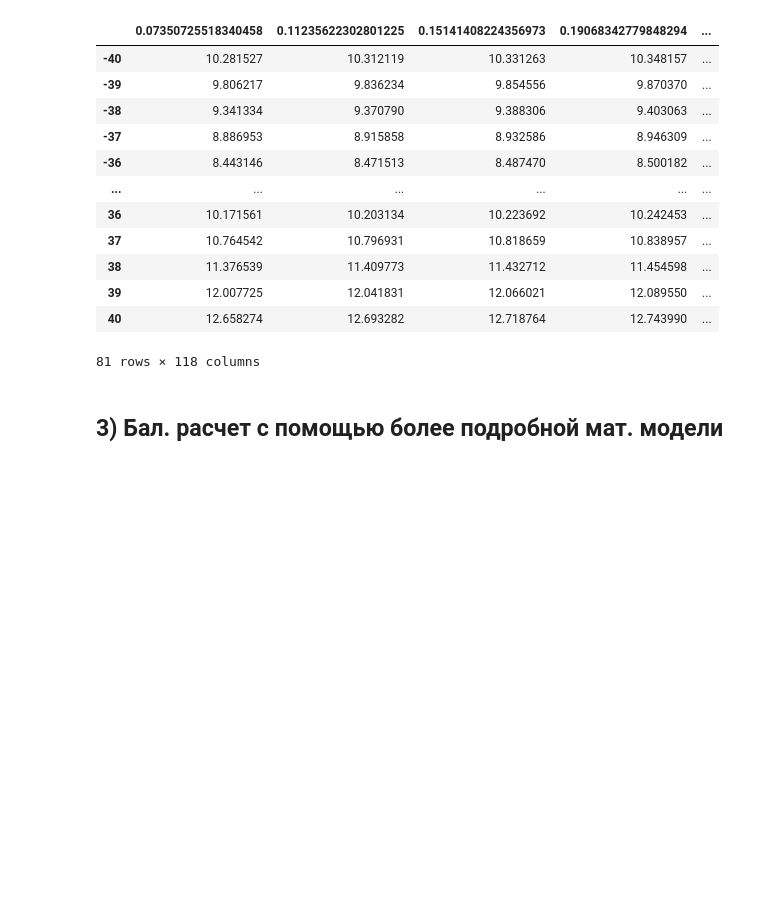
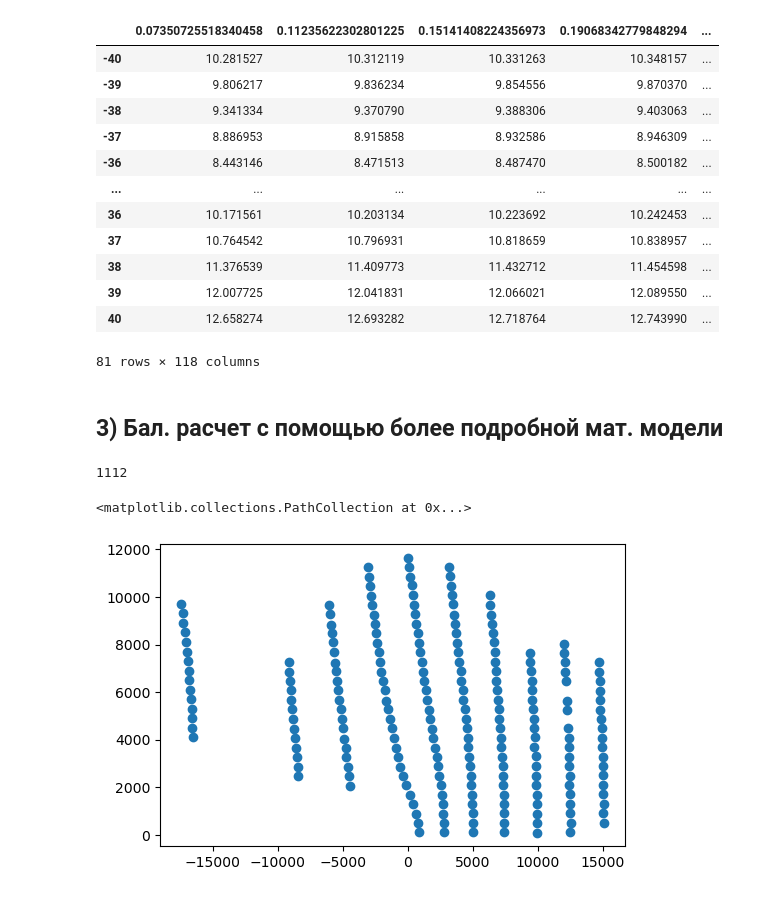
Before and after one commit to kirtis26/PyMissile, a Jupyter notebook: C-300.ipynb, the cells around one changed output. Cells and saved outputs as stored; diff of their text form; code cells hidden in the pictures; blank space fills up the shorter version.

Commit message:
render missile and zone hts

```diff
--- a/C-300.ipynb
+++ b/C-300.ipynb
@@ -926,0 +1059,5 @@ df2
+# %%
+for x in tqdm(xs):
+    for y in ys:
+        if x >= 24100.0:
+            results.append(foo_gym_hit(x, y, V_c))
@@ -926,0 +1066,22 @@ df2
+# %%
+with open('affected_area.bin', 'wb') as f:
+    pickle.dump(results, f)
+# %%
+with open('affected_area.bin', 'rb') as f:
+    data = pickle.load(f)
+# %%
+len(data)
+# %% [output]
+1112
+# %%
+zone_xs, zone_ys = [], []
+for i in range(len(data)):
+    if data[i][3]['done_reason'] == 'target destroyed':
+        zone_xs.append(data[i][0][1])
+        zone_ys.append(data[i][0][2])
+# %%
+plt.figure(dpi=100)
+plt.scatter(zone_xs, zone_ys)
+# %% [output]
+<matplotlib.collections.PathCollection at 0x...>
+[figure, added]
```
Also changed, not shown: parts of 17 cells of this notebook.
